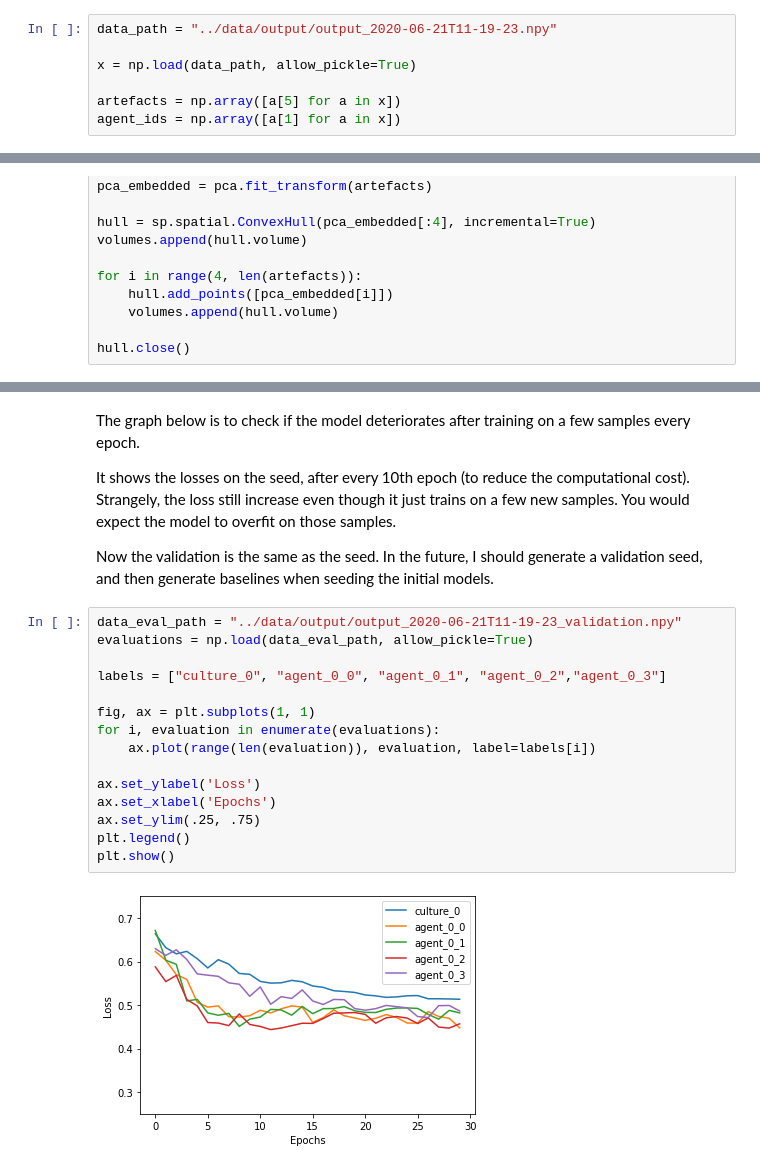
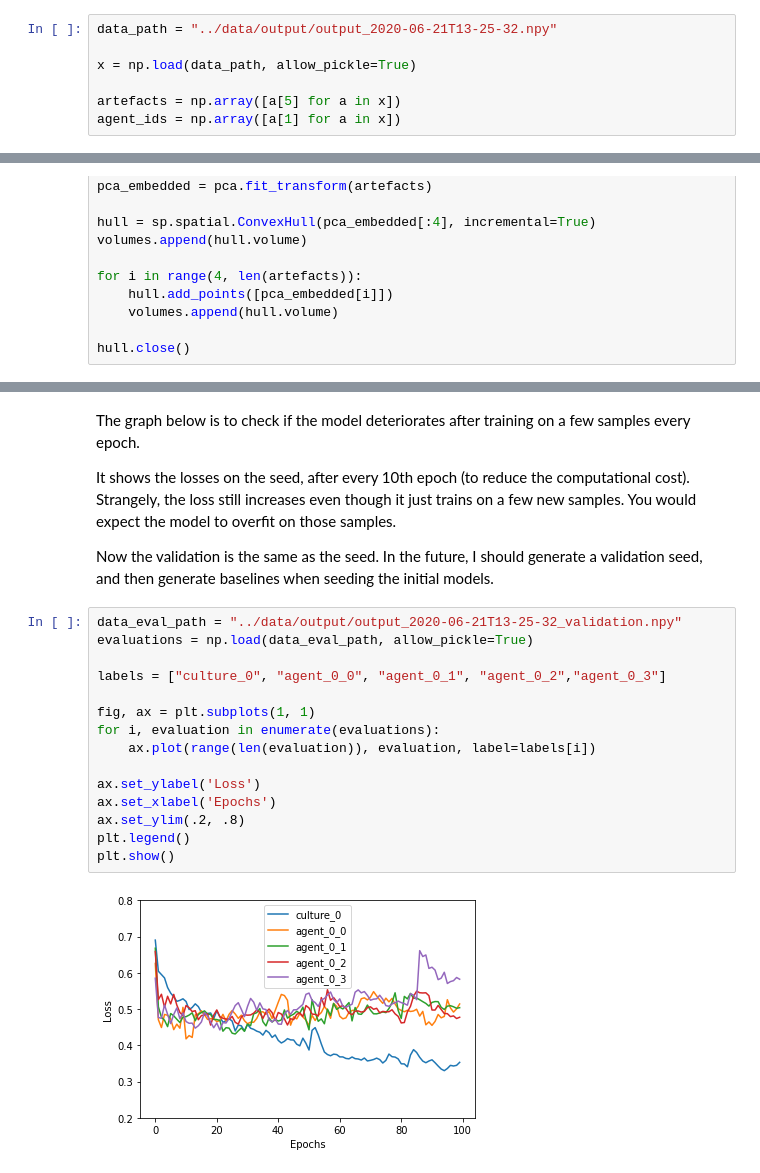
Before and after one commit to maxvstheuniverse/state-of-the-artefact, a Jupyter notebook: logs/visualizations.ipynb, the cells around one changed output, grey strips where cells are left out. Saved outputs shown, nothing was run; the diff lists cells and outputs as text.

Commit message:
[visualization] 1000 epoch run

```diff
--- a/logs/visualizations.ipynb
+++ b/logs/visualizations.ipynb
@@ -20,5 +40,5 @@ The results from a run with the following settings.
 # %%
-data_path = "../data/output/output_2020-06-21T11-19-23.npy"
+data_path = "../data/output/output_2020-06-21T13-25-32.npy"
 
 x = np.load(data_path, allow_pickle=True)
 
@@ -124,23 +143,23 @@ plt.show()
 # %% [markdown]
 The graph below is to check if the model deteriorates after training on a few samples every epoch.
 
-It shows the losses on the seed, after every 10th epoch (to reduce the computational cost). Strangely, the loss still increase even though it just trains on a few new samples. You would expect the model to overfit on those samples.
+It shows the losses on the seed, after every 10th epoch (to reduce the computational cost). Strangely, the loss still increases even though it just trains on a few new samples. You would expect the model to overfit on those samples.
 
 Now the validation is the same as the seed. In the future, I should generate a validation seed, and then generate baselines when seeding the initial models.
 # %%
-data_eval_path = "../data/output/output_2020-06-21T11-19-23_validation.npy"
+data_eval_path = "../data/output/output_2020-06-21T13-25-32_validation.npy"
 evaluations = np.load(data_eval_path, allow_pickle=True)
 
 labels = ["culture_0", "agent_0_0", "agent_0_1", "agent_0_2","agent_0_3"]
 
 fig, ax = plt.subplots(1, 1)
 for i, evaluation in enumerate(evaluations):
     ax.plot(range(len(evaluation)), evaluation, label=labels[i])
 
 ax.set_ylabel('Loss')
 ax.set_xlabel('Epochs')
-ax.set_ylim(.25, .75)
+ax.set_ylim(.2, .8)
 plt.legend()
 plt.show()
 # %% [output]
-[figure, old version]
+[figure, new version]
```
Also changed, not shown: parts of 8 cells of this notebook, 2 other files.
